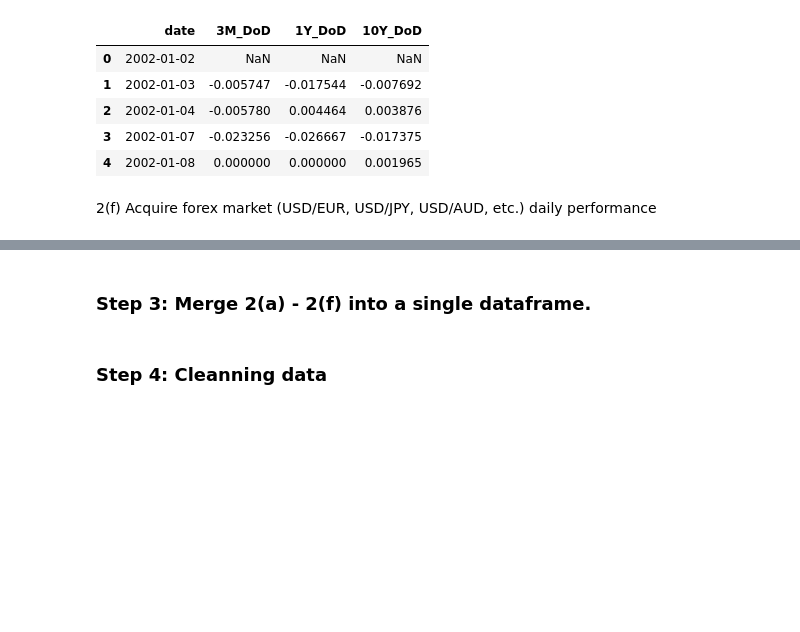
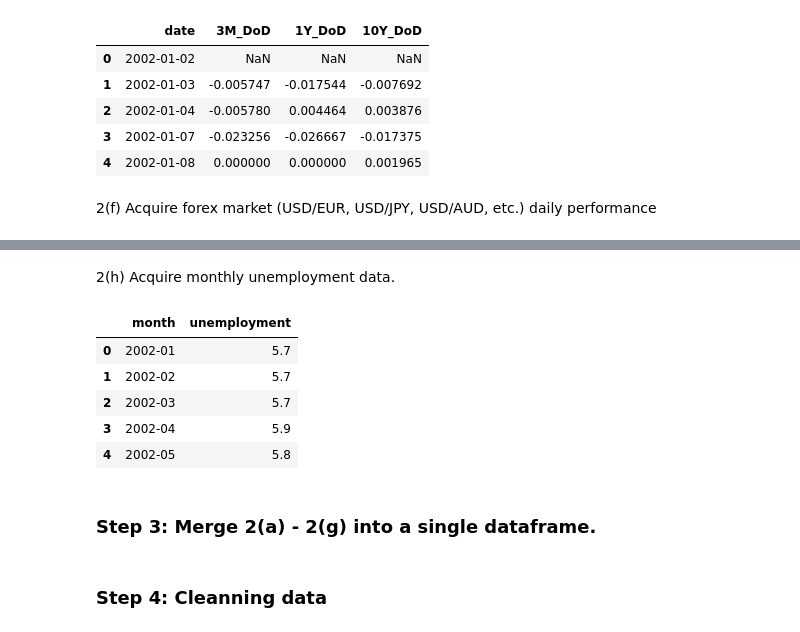
Before and after one commit to stevegbrooks/big-portfolio-learner, a Jupyter notebook: big_portfolio_learner.ipynb, the cells around one changed output, grey strips where cells are left out. Drawn from its saved outputs; the diff is of its cells as text; code cells hidden in the pictures; blank space fills up the shorter version.

```diff
--- a/big_portfolio_learner.ipynb
+++ b/big_portfolio_learner.ipynb
@@ -424,4 +444,26 @@ forex_data.head()
+# %% [markdown]
+2(h) Acquire monthly unemployment data.
+# %%
+unemployment_data = pd.read_csv('/content/other_data/unemployment.csv')
+
+unemployment_data = unemployment_data[['month', 'unemployment']]
+
+# filling missing data
+unemployment_data = unemployment_data.fillna(method='ffill')
+
+# convert data format
+# unemployment_data['month'] = pd.to_datetime(gdp_data.month)
+# unemployment_data = unemployment_data[gdp_data['month'] < pd.Timestamp(2020,1,1)]
+
+unemployment_data.head()
+# %% [output]
+|  | month | unemployment |
+| 0 | 2002-01 | 5.7 |
+| 1 | 2002-02 | 5.7 |
+| 2 | 2002-03 | 5.7 |
+| 3 | 2002-04 | 5.9 |
+| 4 | 2002-05 | 5.8 |
 # %% [markdown]
-### Step 3: Merge 2(a) - 2(f) into a single dataframe.
+### Step 3: Merge 2(a) - 2(g) into a single dataframe.
 # %% [markdown]
 ### Step 4:  Cleanning data
```
Also changed, not shown: parts of 4 cells of this notebook.
